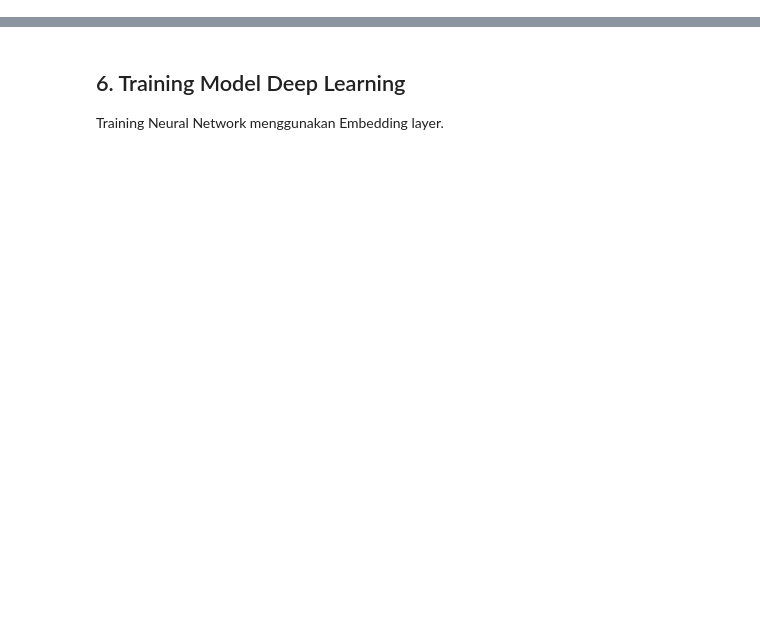
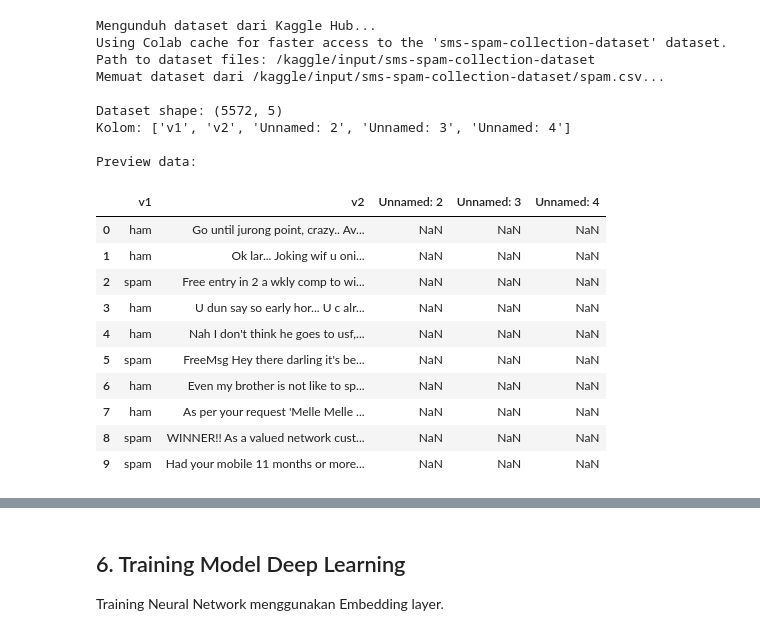
Before and after one commit to famss-star/UTS-Pemrosesan-Teks-dan-Suara-Bahasa-Alami, a Jupyter notebook: 10222008_Rifa_Maulana_Ibrahim_SD.ipynb, the cells around one changed output, grey strips where cells are left out. Saved outputs shown, nothing was run; the diff lists cells and outputs as text; code cells hidden in the pictures; blank space fills up the shorter version.

```diff
--- a/10222008_Rifa_Maulana_Ibrahim_SD.ipynb
+++ b/10222008_Rifa_Maulana_Ibrahim_SD.ipynb
@@ -234,0 +87,62 @@ Name: count, dtype: int64
+# %%
+# 4. LOAD DATA
+# Download dan load dataset SMS Spam Collection menggunakan kagglehub
+import kagglehub
+
+dataset_loaded = False
+df = None
+
+try:
+    print('Mengunduh dataset dari Kaggle Hub...')
+    # Download latest version (tidak perlu kaggle.json!)
+    path = kagglehub.dataset_download("uciml/sms-spam-collection-dataset")
+    print(f"Path to dataset files: {path}")
+
+    # Tentukan path file CSV atau TSV di dalam path yang diunduh
+    csv_path_option1 = os.path.join(path, 'spam.csv')
+    csv_path_option2 = os.path.join(path, 'SMSSpamCollection')
+
+    if os.path.exists(csv_path_option1):
+        print(f'Memuat dataset dari {csv_path_option1}...')
+        df = pd.read_csv(csv_path_option1, encoding='latin-1')
+        dataset_loaded = True
+    elif os.path.exists(csv_path_option2):
+        print(f'Memuat dataset dari {csv_path_option2}...')
+        df = pd.read_csv(csv_path_option2, sep='\t', names=['label','message'], header=None, quoting=3)
+        dataset_loaded = True
+    else:
+        print('File dataset tidak ditemukan di dalam path yang diunduh.')
+
+except Exception as e:
+    print(f'Gagal mengunduh atau memuat dari Kaggle Hub: {e}')
+
+# Validasi dataset
+if not dataset_loaded or df is None:
+    raise RuntimeError('Dataset tidak dapat dimuat. Silakan cek koneksi internet.')
+
+# Preview dataset
+print(f'\nDataset shape: {df.shape}')
+print(f'Kolom: {df.columns.tolist()}')
+print(f'\nPreview data:')
+display(df.head(10))
+# %% [output]
+Mengunduh dataset dari Kaggle Hub...
+Using Colab cache for faster access to the 'sms-spam-collection-dataset' dataset.
+Path to dataset files: /kaggle/input/sms-spam-collection-dataset
+Memuat dataset dari /kaggle/input/sms-spam-collection-dataset/spam.csv...
+
+Dataset shape: (5572, 5)
+Kolom: ['v1', 'v2', 'Unnamed: 2', 'Unnamed: 3', 'Unnamed: 4']
+
+Preview data:
+|  | v1 | v2 | Unnamed: 2 | Unnamed: 3 | Unnamed: 4 |
+| 0 | ham | Go until jurong point, crazy.. Av... | NaN | NaN | NaN |
+| 1 | ham | Ok lar... Joking wif u oni... | NaN | NaN | NaN |
+| 2 | spam | Free entry in 2 a wkly comp to wi... | NaN | NaN | NaN |
+| 3 | ham | U dun say so early hor... U c alr... | NaN | NaN | NaN |
+| 4 | ham | Nah I don't think he goes to usf,... | NaN | NaN | NaN |
+| 5 | spam | FreeMsg Hey there darling it's be... | NaN | NaN | NaN |
+| 6 | ham | Even my brother is not like to sp... | NaN | NaN | NaN |
+| 7 | ham | As per your request 'Melle Melle ... | NaN | NaN | NaN |
+| 8 | spam | WINNER!! As a valued network cust... | NaN | NaN | NaN |
+| 9 | spam | Had your mobile 11 months or more... | NaN | NaN | NaN |
```
Also changed, not shown: parts of 28 cells of this notebook.
